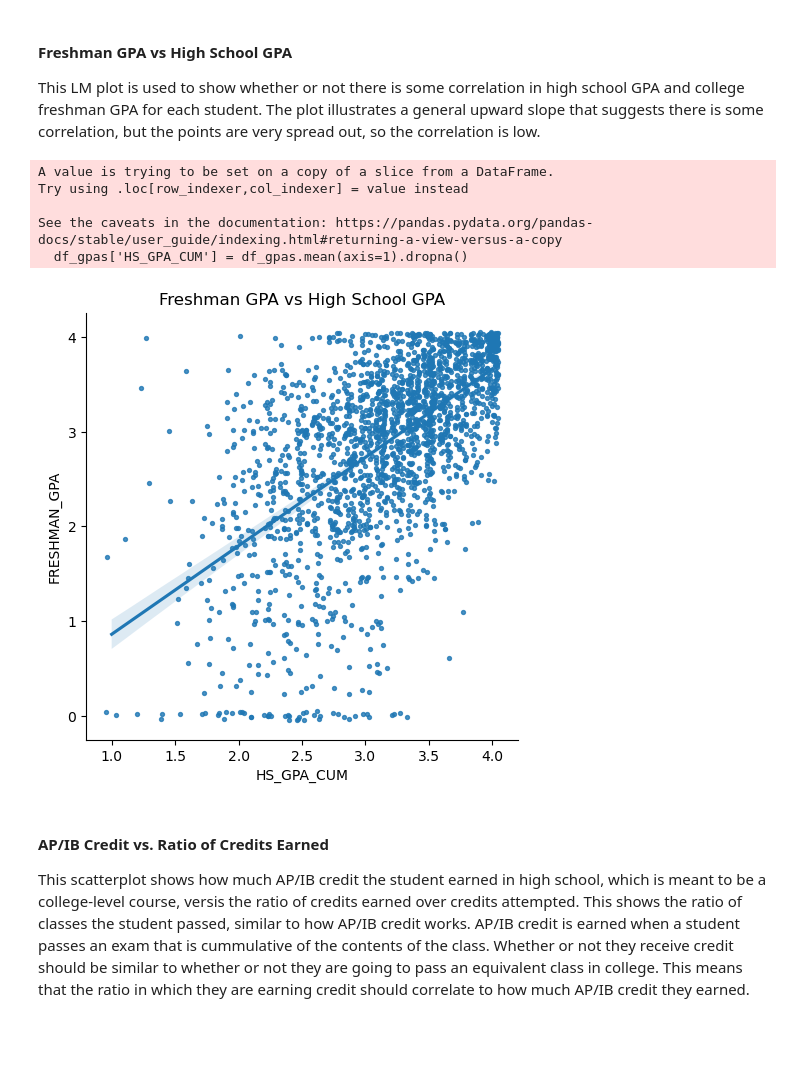
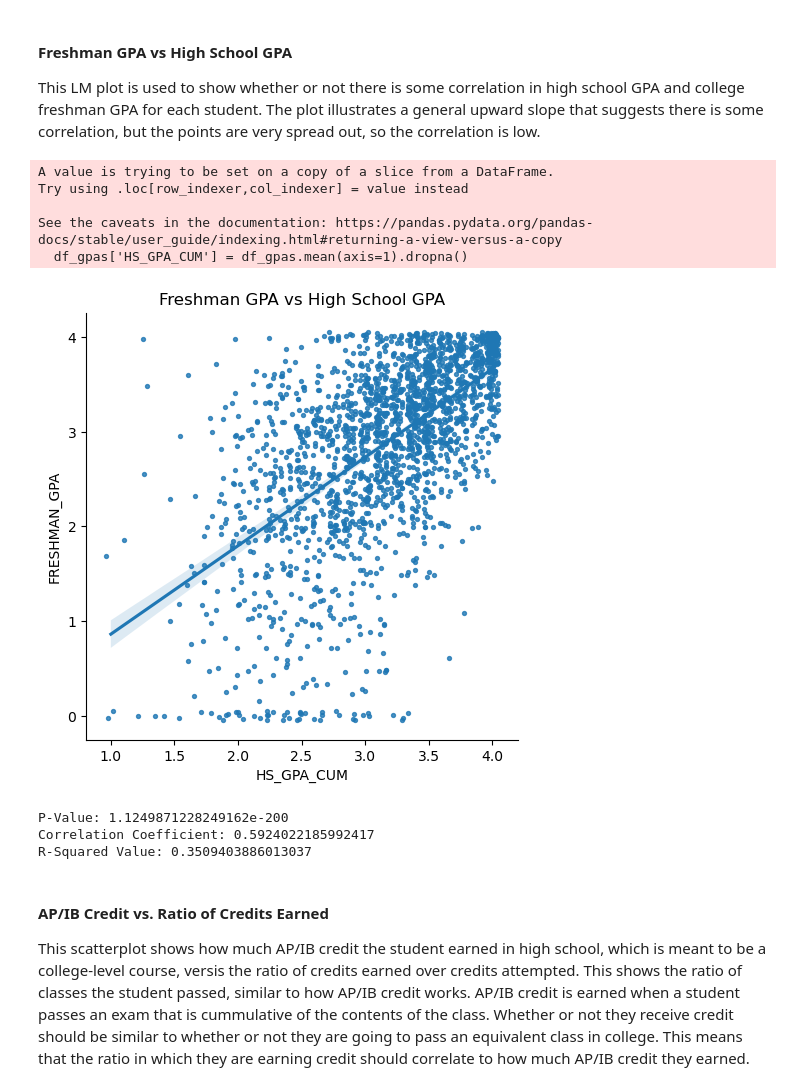
Before and after one commit to 11Cpss/college-readiness-predictors-hsls, a Jupyter notebook: 02-EDACheckpoint.ipynb, the cells around one changed output. Drawn from its saved outputs; the diff is of its cells as text; code cells hidden in the pictures; blank space fills up the shorter version.

Commit message:
Added stats for lmplot

```diff
--- a/02-EDACheckpoint.ipynb
+++ b/02-EDACheckpoint.ipynb
@@ -445,28 +446,38 @@ This LM plot is used to show whether or not there is some correlation in high sc
 # %%
 df_gpas = df_vars[['HS_GPA_9TH', 'HS_GPA_10TH', 'HS_GPA_11TH', 'HS_GPA_12TH']]
 df_gpas['HS_GPA_CUM'] = df_gpas.mean(axis=1).dropna()
 df_gpas = df_gpas.assign(FRESHMAN_GPA = comb_df['FRESHMAN_GPA'])
 df_filtered = df_gpas[
     (df_gpas['HS_GPA_CUM'] >= 0) &
     (df_gpas['FRESHMAN_GPA'] >= 0)]
 sns.lmplot(
     data=df_filtered,
     x='HS_GPA_CUM',
     y='FRESHMAN_GPA',
     x_jitter=0.05,
     y_jitter=0.05,
     fit_reg=True,
     scatter_kws={"s": 8}
 )
 plt.title('Freshman GPA vs High School GPA')
 plt.show()
+
+r, p = stats.pearsonr(df_filtered['HS_GPA_CUM'], df_filtered['FRESHMAN_GPA'])
+r_squared = r ** 2
+
+print(f'P-Value: {p}')
+print(f'Correlation Coefficient: {r}')
+print(f'R-Squared Value: {r_squared}')
 # %% [output]
 A value is trying to be set on a copy of a slice from a DataFrame.
 Try using .loc[row_indexer,col_indexer] = value instead
 
 See the caveats in the documentation: https://pandas.pydata.org/pandas-docs/stable/user_guide/indexing.html#returning-a-view-versus-a-copy
   df_gpas['HS_GPA_CUM'] = df_gpas.mean(axis=1).dropna()
-[figure, old version]
+[figure, new version]
+P-Value: 1.1249871228249162e-200
+Correlation Coefficient: 0.5924022185992417
+R-Squared Value: 0.3509403886013037
 # %% [markdown]
 #### AP/IB Credit vs. Ratio of Credits Earned
 This scatterplot shows how much AP/IB credit the student earned in high school, which is meant to be a college-level course, versis the ratio of credits earned over credits attempted. This shows the ratio of classes the student passed, similar to how AP/IB credit works. AP/IB credit is earned when a student passes an exam that is cummulative of the contents of the class. Whether or not they receive credit should be similar to whether or not they are going to pass an equivalent class in college. This means that the ratio in which they are earning credit should correlate to how much AP/IB credit they earned. In this case, a ratio of 1 should be the max, however, there seems to be some error where some students are earning twice as much credit as they have attempted. Additionally, it seems that most students did not have AP or IB credit coming into college, so there is not as much data to work off of for this variable.
```
Also changed, not shown: parts of 1 cell of this notebook.
